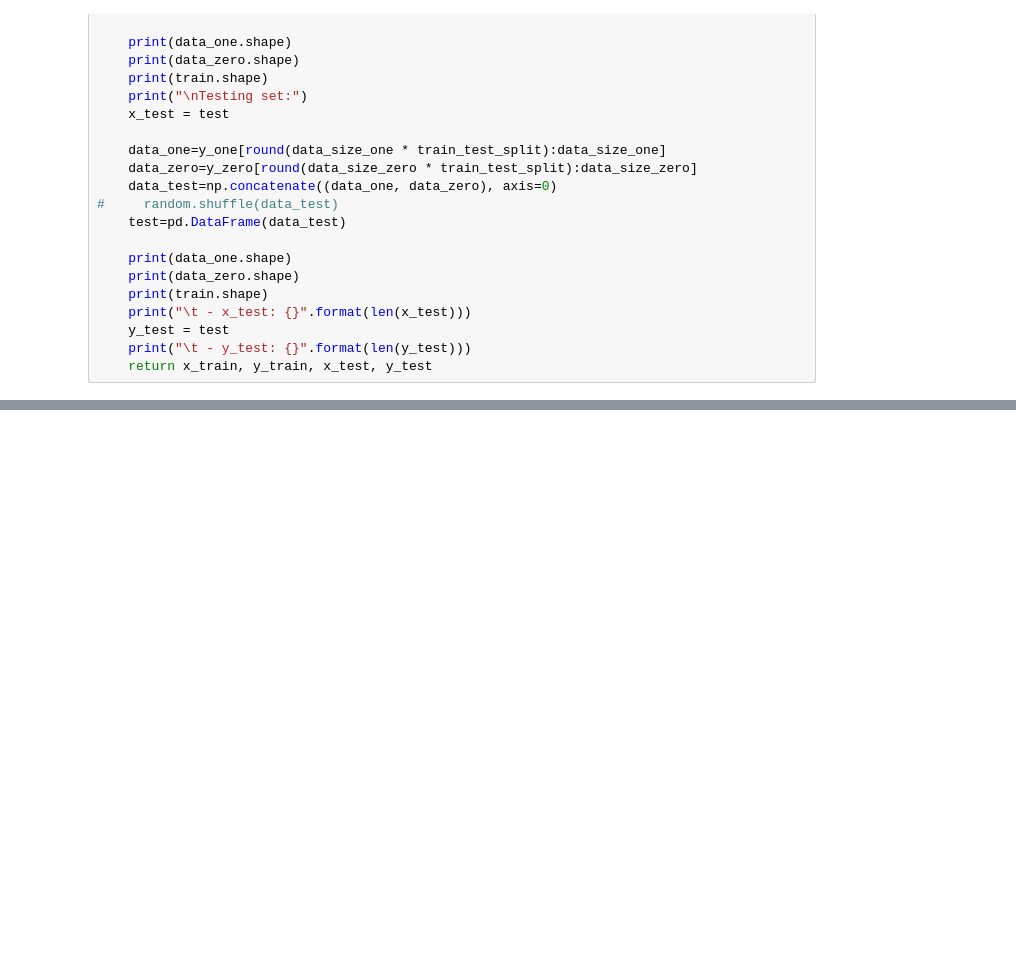
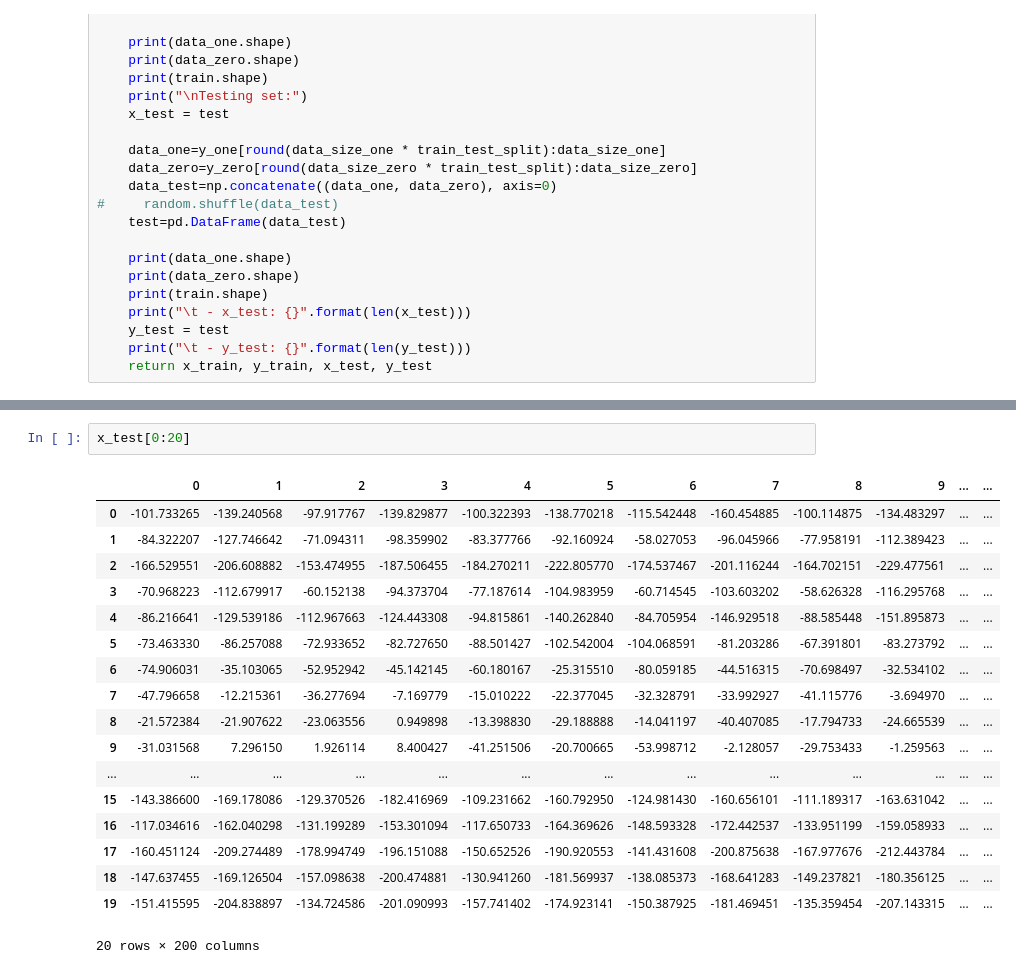
Before and after one commit to DoubleDoo/DEABrain-CW2021, a Jupyter notebook: WinApp/data_samples/lastone.ipynb, the cells around one changed output, grey strips where cells are left out. Drawn from its saved outputs; the diff is of its cells as text; blank space fills up the shorter version.

```diff
--- a/WinApp/data_samples/lastone.ipynb
+++ b/WinApp/data_samples/lastone.ipynb
@@ -209,2 +209,23 @@ print(y_test.shape)
 (135, 200)
 (135, 1)
+# %%
+x_test[0:20]
+# %% [output]
+|  | 0 | 1 | 2 | 3 | 4 | 5 | 6 | 7 | 8 | 9 | ... | ... |
+| 0 | -101.733265 | -139.240568 | -97.917767 | -139.829877 | -100.322393 | -138.770218 | -115.542448 | -160.454885 | -100.114875 | -134.483297 | ... | ... |
+| 1 | -84.322207 | -127.746642 | -71.094311 | -98.359902 | -83.377766 | -92.160924 | -58.027053 | -96.045966 | -77.958191 | -112.389423 | ... | ... |
+| 2 | -166.529551 | -206.608882 | -153.474955 | -187.506455 | -184.270211 | -222.805770 | -174.537467 | -201.116244 | -164.702151 | -229.477561 | ... | ... |
+| 3 | -70.968223 | -112.679917 | -60.152138 | -94.373704 | -77.187614 | -104.983959 | -60.714545 | -103.603202 | -58.626328 | -116.295768 | ... | ... |
+| 4 | -86.216641 | -129.539186 | -112.967663 | -124.443308 | -94.815861 | -140.262840 | -84.705954 | -146.929518 | -88.585448 | -151.895873 | ... | ... |
+| 5 | -73.463330 | -86.257088 | -72.933652 | -82.727650 | -88.501427 | -102.542004 | -104.068591 | -81.203286 | -67.391801 | -83.273792 | ... | ... |
+| 6 | -74.906031 | -35.103065 | -52.952942 | -45.142145 | -60.180167 | -25.315510 | -80.059185 | -44.516315 | -70.698497 | -32.534102 | ... | ... |
+| 7 | -47.796658 | -12.215361 | -36.277694 | -7.169779 | -15.010222 | -22.377045 | -32.328791 | -33.992927 | -41.115776 | -3.694970 | ... | ... |
+| 8 | -21.572384 | -21.907622 | -23.063556 | 0.949898 | -13.398830 | -29.188888 | -14.041197 | -40.407085 | -17.794733 | -24.665539 | ... | ... |
+| 9 | -31.031568 | 7.296150 | 1.926114 | 8.400427 | -41.251506 | -20.700665 | -53.998712 | -2.128057 | -29.753433 | -1.259563 | ... | ... |
+| ... | ... | ... | ... | ... | ... | ... | ... | ... | ... | ... | ... | ... |
+| 15 | -143.386600 | -169.178086 | -129.370526 | -182.416969 | -109.231662 | -160.792950 | -124.981430 | -160.656101 | -111.189317 | -163.631042 | ... | ... |
+| 16 | -117.034616 | -162.040298 | -131.199289 | -153.301094 | -117.650733 | -164.369626 | -148.593328 | -172.442537 | -133.951199 | -159.058933 | ... | ... |
+| 17 | -160.451124 | -209.274489 | -178.994749 | -196.151088 | -150.652526 | -190.920553 | -141.431608 | -200.875638 | -167.977676 | -212.443784 | ... | ... |
+| 18 | -147.637455 | -169.126504 | -157.098638 | -200.474881 | -130.941260 | -181.569937 | -138.085373 | -168.641283 | -149.237821 | -180.356125 | ... | ... |
+| 19 | -151.415595 | -204.838897 | -134.724586 | -201.090993 | -157.741402 | -174.923141 | -150.387925 | -181.469451 | -135.359454 | -207.143315 | ... | ... |
+20 rows × 200 columns
```
Also changed, not shown: parts of 25 cells of this notebook, 5 other files.
